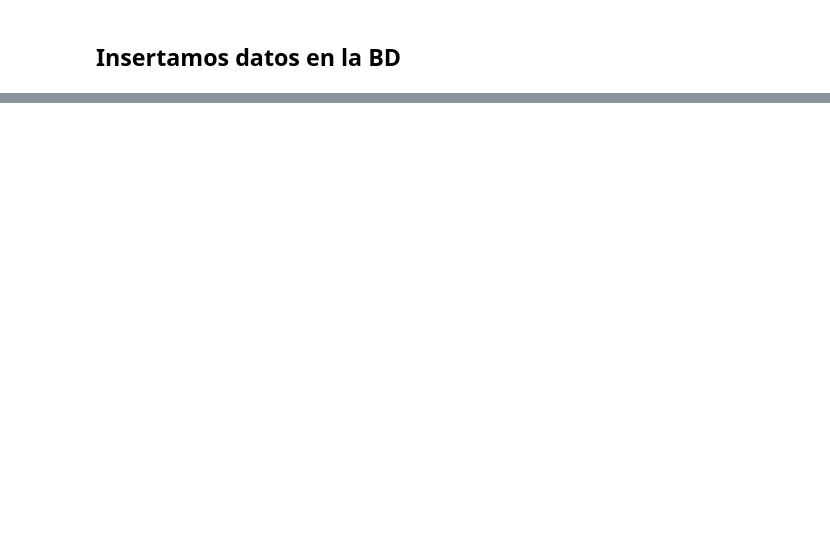
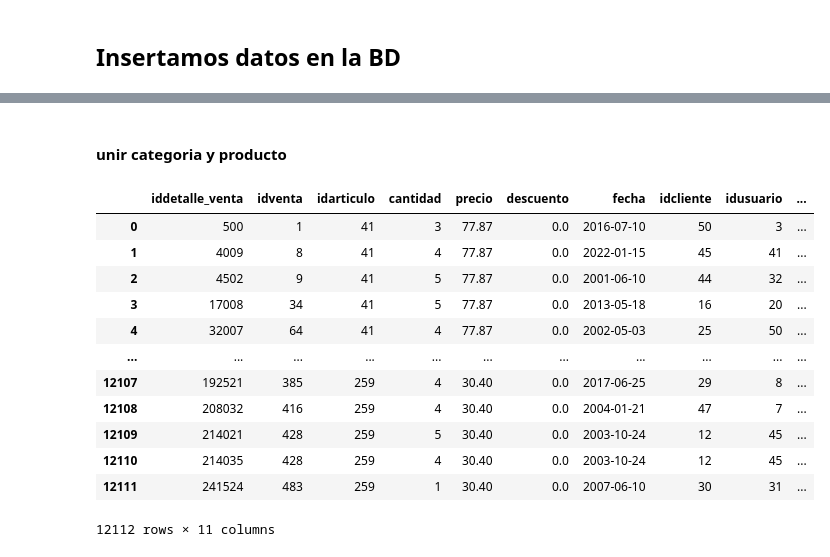
Before and after one commit to esnorki2008/Proyecto-Final-Ciencia-de-Datos-en-Python, a Jupyter notebook: DW/DW.ipynb, the cells around one changed output, grey strips where cells are left out. Saved outputs shown, nothing was run; the diff lists cells and outputs as text; code cells hidden in the pictures; blank space fills up the shorter version.

```diff
--- a/DW/DW.ipynb
+++ b/DW/DW.ipynb
@@ -143,0 +155,4 @@ insertData2SQL(data_tipo_transacciones, 'tipo_transacciones', driver)
+# %%
+sql_query = 'SELECT * FROM articulo;'
+dim_articulo = pd.read_sql(sql_query, trans_driver)
+dim_articulo.head()
@@ -143,0 +262,20 @@ insertData2SQL(data_tipo_transacciones, 'tipo_transacciones', driver)
+# %% [markdown]
+#### unir categoria y producto
+# %%
+dim_cat_prod = dim_articulo[["idarticulo","idcategoria"]]
+hechos = pd.merge(hechos,dim_cat_prod, on="idarticulo",how="inner")
+hechos
+# %% [output]
+|  | iddetalle_venta | idventa | idarticulo | cantidad | precio | descuento | fecha | idcliente | idusuario | ... |
+| 0 | 500 | 1 | 41 | 3 | 77.87 | 0.0 | 2016-07-10 | 50 | 3 | ... |
+| 1 | 4009 | 8 | 41 | 4 | 77.87 | 0.0 | 2022-01-15 | 45 | 41 | ... |
+| 2 | 4502 | 9 | 41 | 5 | 77.87 | 0.0 | 2001-06-10 | 44 | 32 | ... |
+| 3 | 17008 | 34 | 41 | 5 | 77.87 | 0.0 | 2013-05-18 | 16 | 20 | ... |
+| 4 | 32007 | 64 | 41 | 4 | 77.87 | 0.0 | 2002-05-03 | 25 | 50 | ... |
+| ... | ... | ... | ... | ... | ... | ... | ... | ... | ... | ... |
+| 12107 | 192521 | 385 | 259 | 4 | 30.40 | 0.0 | 2017-06-25 | 29 | 8 | ... |
+| 12108 | 208032 | 416 | 259 | 4 | 30.40 | 0.0 | 2004-01-21 | 47 | 7 | ... |
+| 12109 | 214021 | 428 | 259 | 5 | 30.40 | 0.0 | 2003-10-24 | 12 | 45 | ... |
+| 12110 | 214035 | 428 | 259 | 4 | 30.40 | 0.0 | 2003-10-24 | 12 | 45 | ... |
+| 12111 | 241524 | 483 | 259 | 1 | 30.40 | 0.0 | 2007-06-10 | 30 | 31 | ... |
+12112 rows × 11 columns
```
Also changed, not shown: parts of 30 cells of this notebook.
